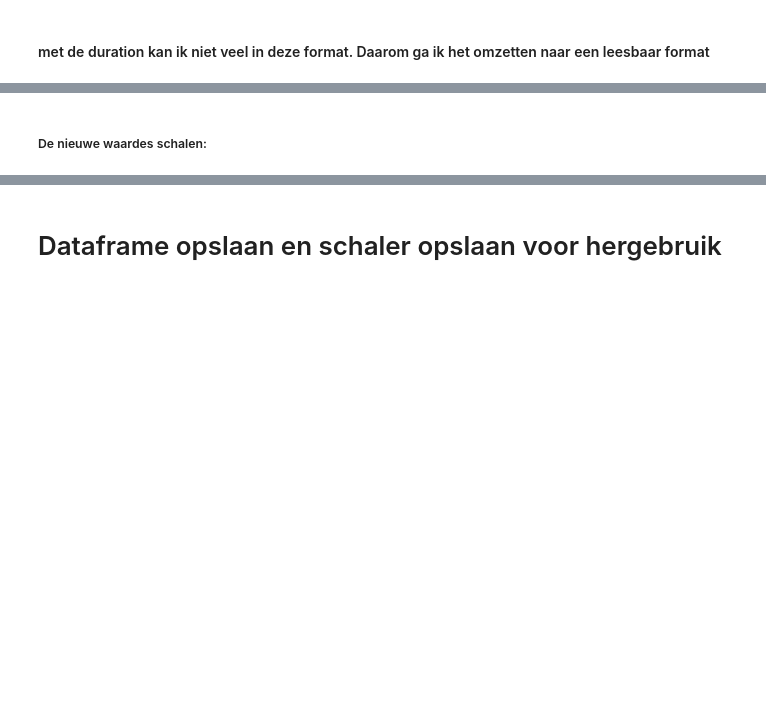
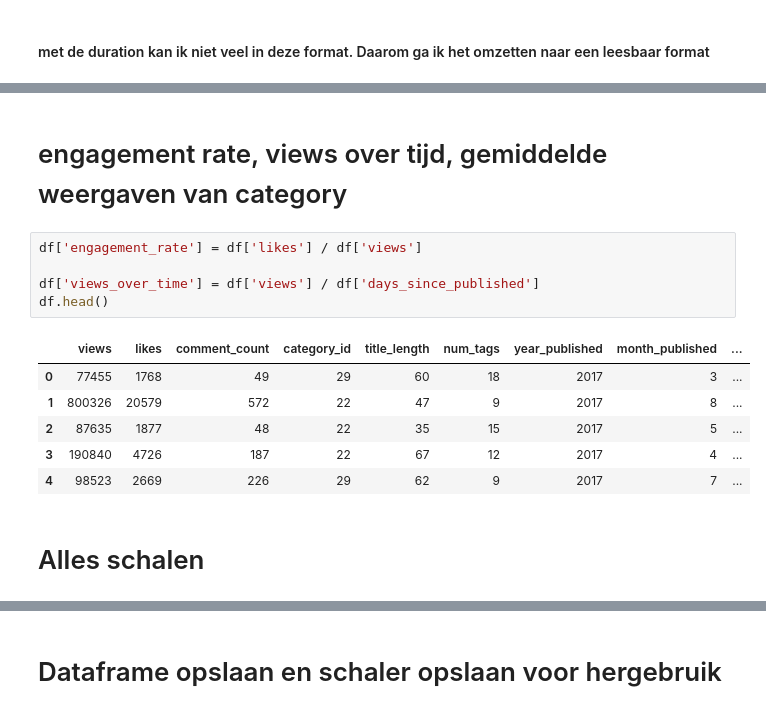
Before and after one commit to RubenZwinkels/INDATAD, a Jupyter notebook: popularity/clean_kaggle_set.ipynb, the cells around one changed output, grey strips where cells are left out. Drawn from its saved outputs; the diff is of its cells as text; blank space fills up the shorter version.

```diff
--- a/popularity/clean_kaggle_set.ipynb
+++ b/popularity/clean_kaggle_set.ipynb
@@ -141,3 +128,17 @@ df.head(3)
+# %% [markdown]
+# engagement rate, views over tijd, gemiddelde weergaven van category
+# %%
+df['engagement_rate'] = df['likes'] / df['views']
+
+df['views_over_time'] = df['views'] / df['days_since_published']
+df.head()
+# %% [output]
+|  | views | likes | comment_count | category_id | title_length | num_tags | year_published | month_published | ... |
+| 0 | 77455 | 1768 | 49 | 29 | 60 | 18 | 2017 | 3 | ... |
+| 1 | 800326 | 20579 | 572 | 22 | 47 | 9 | 2017 | 8 | ... |
+| 2 | 87635 | 1877 | 48 | 22 | 35 | 15 | 2017 | 5 | ... |
+| 3 | 190840 | 4726 | 187 | 22 | 67 | 12 | 2017 | 4 | ... |
+| 4 | 98523 | 2669 | 226 | 29 | 62 | 9 | 2017 | 7 | ... |
 # %% [markdown]
-##### De nieuwe waardes schalen:
+# Alles schalen
 # %%
```
Also changed, not shown: parts of 8 cells of this notebook.
